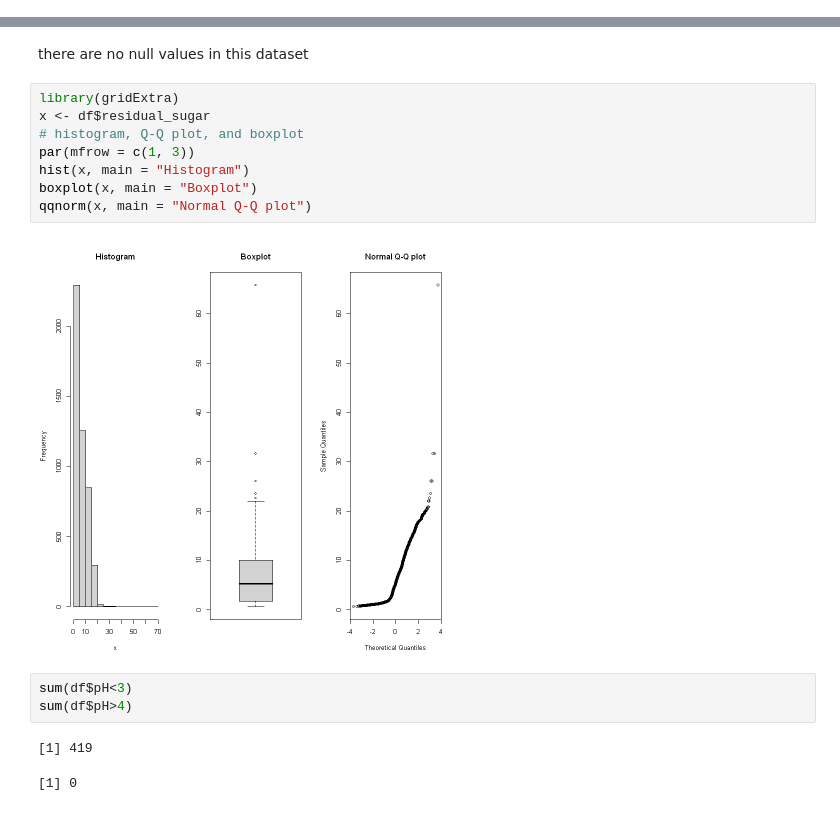
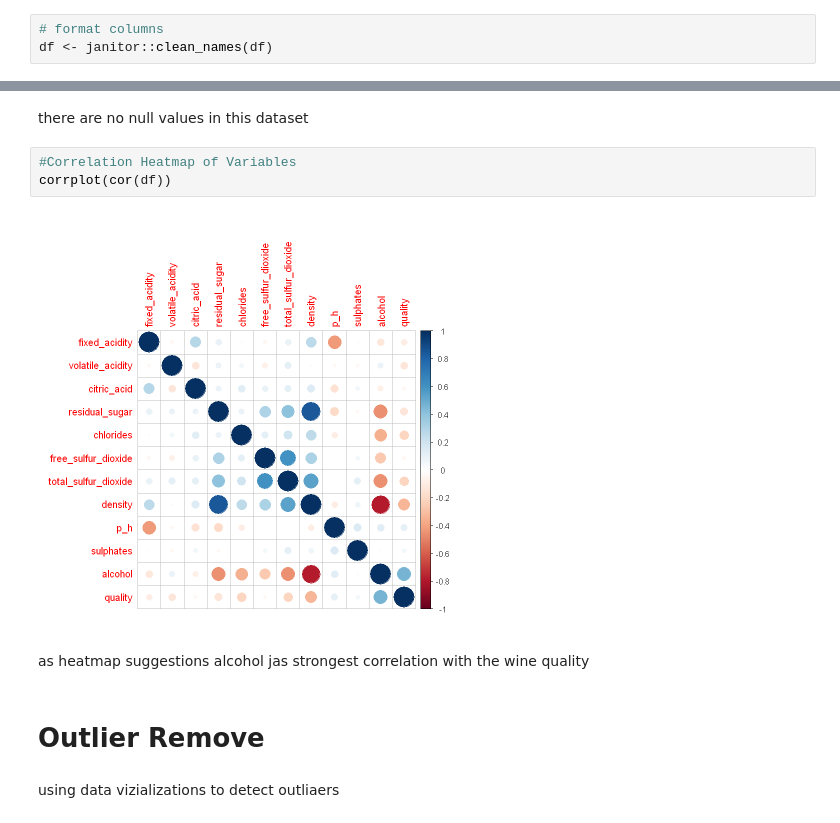
Before and after one commit to Saranga99/DM-ML, a Jupyter notebook: coursework/CW_Q1.ipynb, the cells around one changed output, grey strips where cells are left out. Saved outputs shown, nothing was run; the diff lists cells and outputs as text.

```diff
--- a/coursework/CW_Q1.ipynb
+++ b/coursework/CW_Q1.ipynb
@@ -32,3 +35,6 @@ colnames(df) <- c('fixed_acidity', 'volatile_acidity', 'citric_acid', 'residual_
+# %%
+# format columns
+df <- janitor::clean_names(df)
 # %% [markdown]
 # EDA
 # %% [markdown]
@@ -68,19 +74,14 @@ sum(is.na(df))
 [1] 0
 # %% [markdown]
 there are no null values in this dataset
-# %%
-library(gridExtra)
-x <- df$residual_sugar
-# histogram, Q-Q plot, and boxplot
-par(mfrow = c(1, 3))
-hist(x, main = "Histogram")
-boxplot(x, main = "Boxplot")
-qqnorm(x, main = "Normal Q-Q plot")
-# %% [output]
-[figure, removed]
-# %%
-sum(df$pH<3)
-sum(df$pH>4)
-# %% [output]
-[1] 419
-[1] 0
+# %%
+#Correlation Heatmap of Variables
+corrplot(cor(df))
+# %% [output]
+[figure, added]
+# %% [markdown]
+as heatmap suggestions alcohol jas strongest correlation with the wine quality
+# %% [markdown]
+# Outlier Remove
+# %% [markdown]
+using data vizializations to detect outliaers
```
Also changed, not shown: parts of 5 cells of this notebook.
